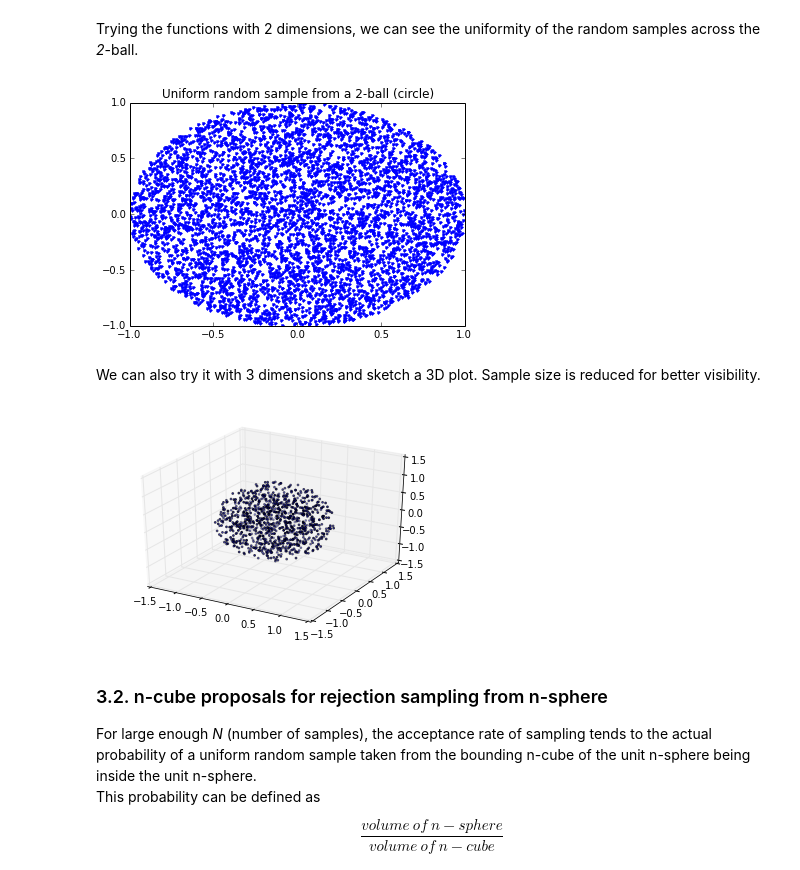
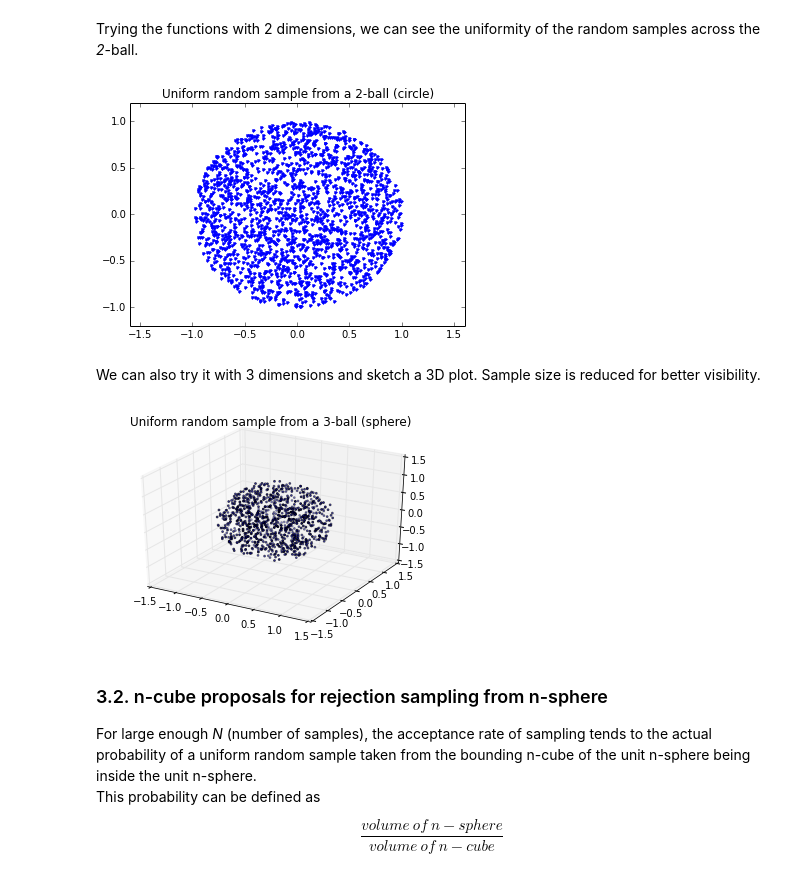
Before and after one commit to Bogazici-CMPE548-Spring2016/Cmpe548-Assignment1, a Jupyter notebook: assignment1.ipynb, the cells around one changed output. Drawn from its saved outputs; the diff is of its cells as text; code cells hidden in the pictures.

Commit message:
Updated plot axes & minor bugfix

```diff
--- a/assignment1.ipynb
+++ b/assignment1.ipynb
@@ -22,7 +22,7 @@ y = r sin(\theta)$$
 import numpy as np
 import matplotlib.pyplot as plt
 
-N = 5000
+N = 2000
 
 theta = np.random.rand(N)*2*np.pi
 r = np.power(np.random.rand(N),0.5)
@@ -30,6 +30,7 @@ x = r*np.cos(theta)
 y = r*np.sin(theta)
 
 plt.plot(x,y,'.')
+plt.axis([-8/5, 8/5, -6/5, 6/5])
 plt.title('Uniform samples from a circular region')
 plt.show()
 # %% [output]
@@ -133,11 +138,12 @@ def random_nball_samples(dim, N):
 Trying the functions with 2 dimensions, we can see the uniformity of the random samples across the *2*-ball.
 # %%
 x, y = random_nball_samples(2, N)
-plt.plot(t1,t2,'.')
+plt.plot(x,y,'.')
+plt.axis([-8/5, 8/5, -6/5, 6/5])
 plt.title('Uniform random sample from a 2-ball (circle)')
 plt.show()
 # %% [output]
-[figure, old version]
+[figure, new version]
 # %% [markdown]
 We can also try it with 3 dimensions and sketch a 3D plot. Sample size is reduced for better visibility.
 # %%
@@ -149,10 +155,10 @@ x, y, z = random_nball_samples(3,N)
 fig = pyplt.figure()
 ax = fig.add_subplot(111, projection='3d')
 ax.scatter(x, y, z, zdir='z', s=3, c='b')
-pyplt.title('Uniform random sample from a 3-ball (sp)')
+pyplt.title('Uniform random sample from a 3-ball (sphere)')
 pyplt.show()
 # %% [output]
-[figure, old version]
+[figure, new version]
 # %% [markdown]
 ### 3.2. n-cube proposals for rejection sampling from n-sphere
 
```
Also changed, not shown: parts of 5 cells of this notebook.
